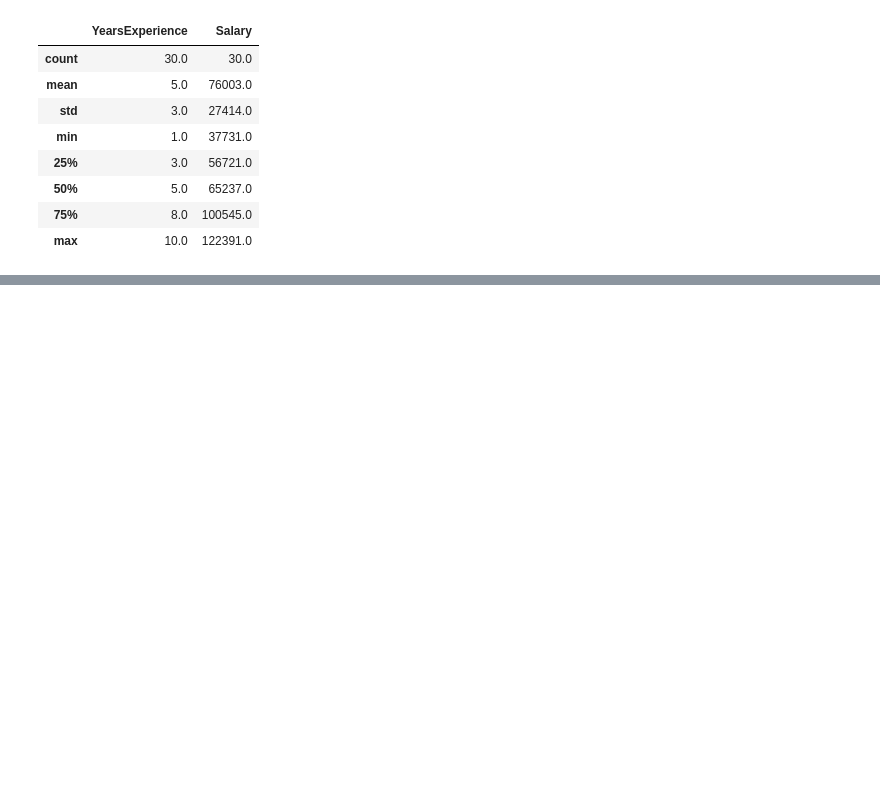
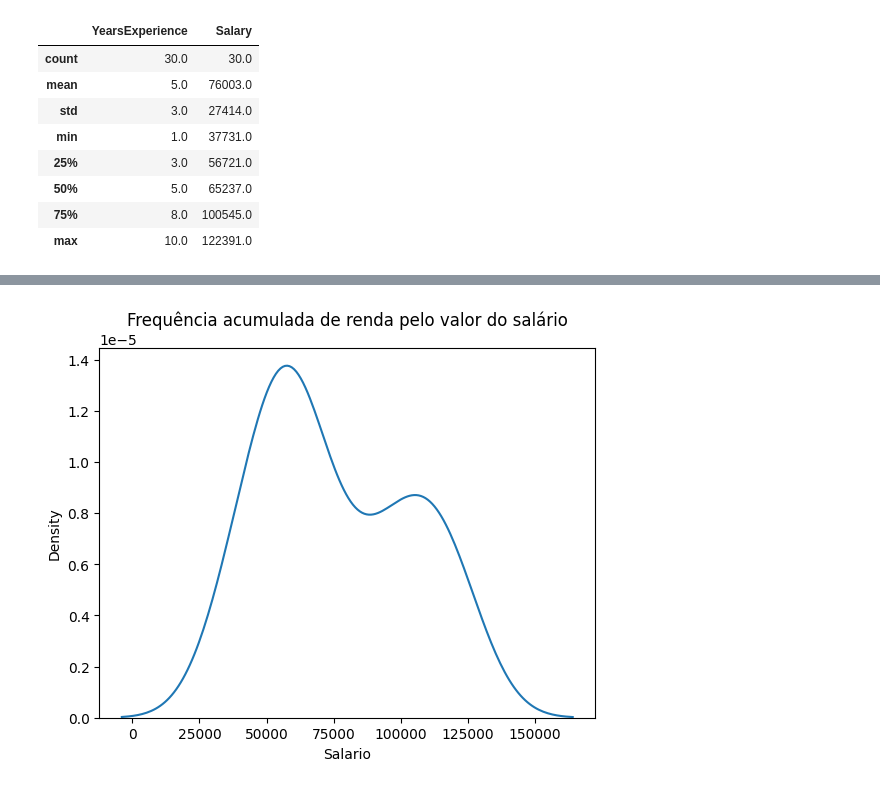
Before and after one commit to Vinicius-DataAnalyst/portfolio, a Jupyter notebook: PROJ_05_RH.ipynb, the cells around one changed output, grey strips where cells are left out. Drawn from its saved outputs; the diff is of its cells as text; code cells hidden in the pictures; blank space fills up the shorter version.

```diff
--- a/PROJ_05_RH.ipynb
+++ b/PROJ_05_RH.ipynb
@@ -22,0 +40,7 @@ df.describe().round()
+# %%
+# histograma em linha da renda
+plt.title('Frequência acumulada de renda pelo valor do salário')
+sns.kdeplot( df['Salario'] );
+# Observa-se que a maior parte concentra-se entre 50.000 e 100.000
+# %% [output]
+[figure, added]
```
Also changed, not shown: parts of 9 cells of this notebook.
